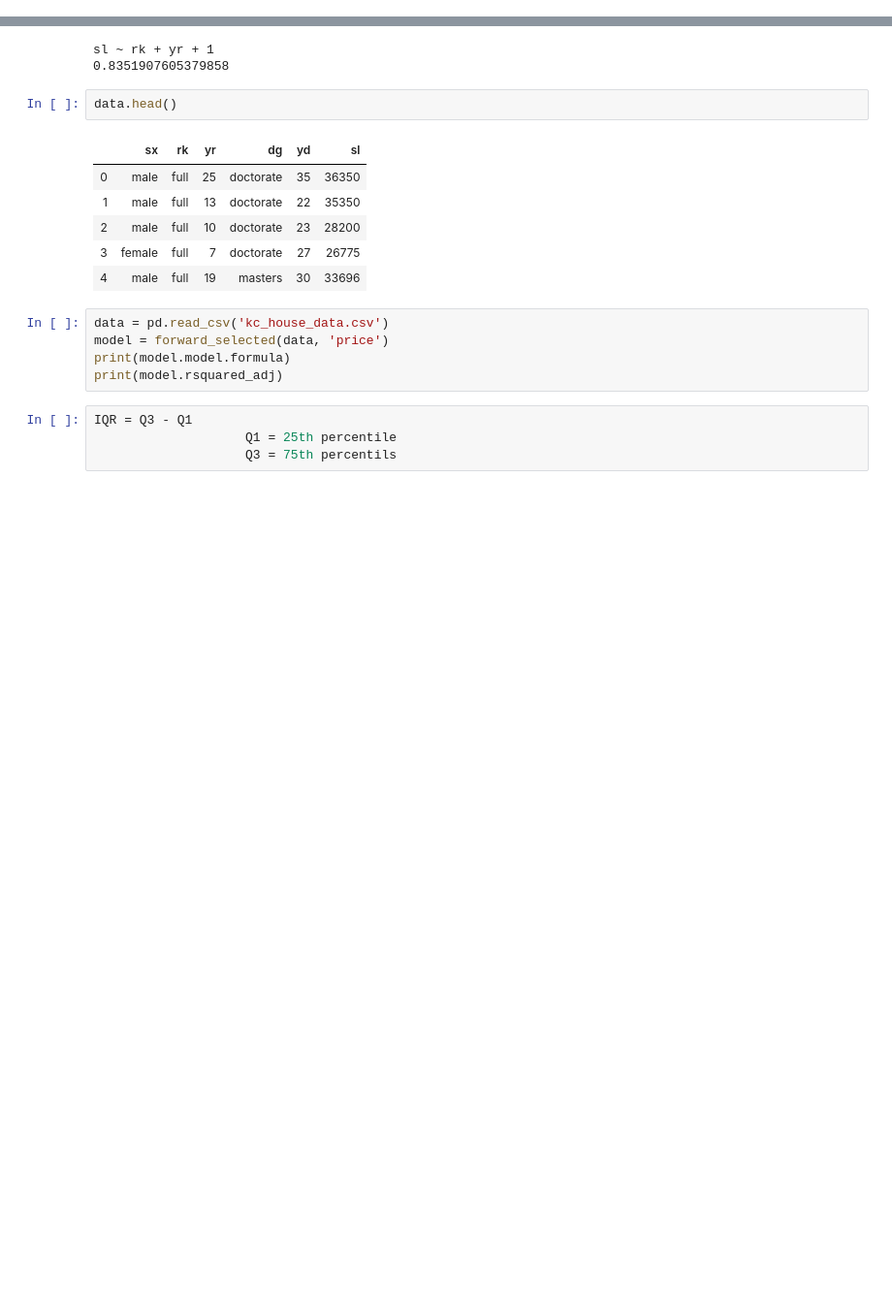
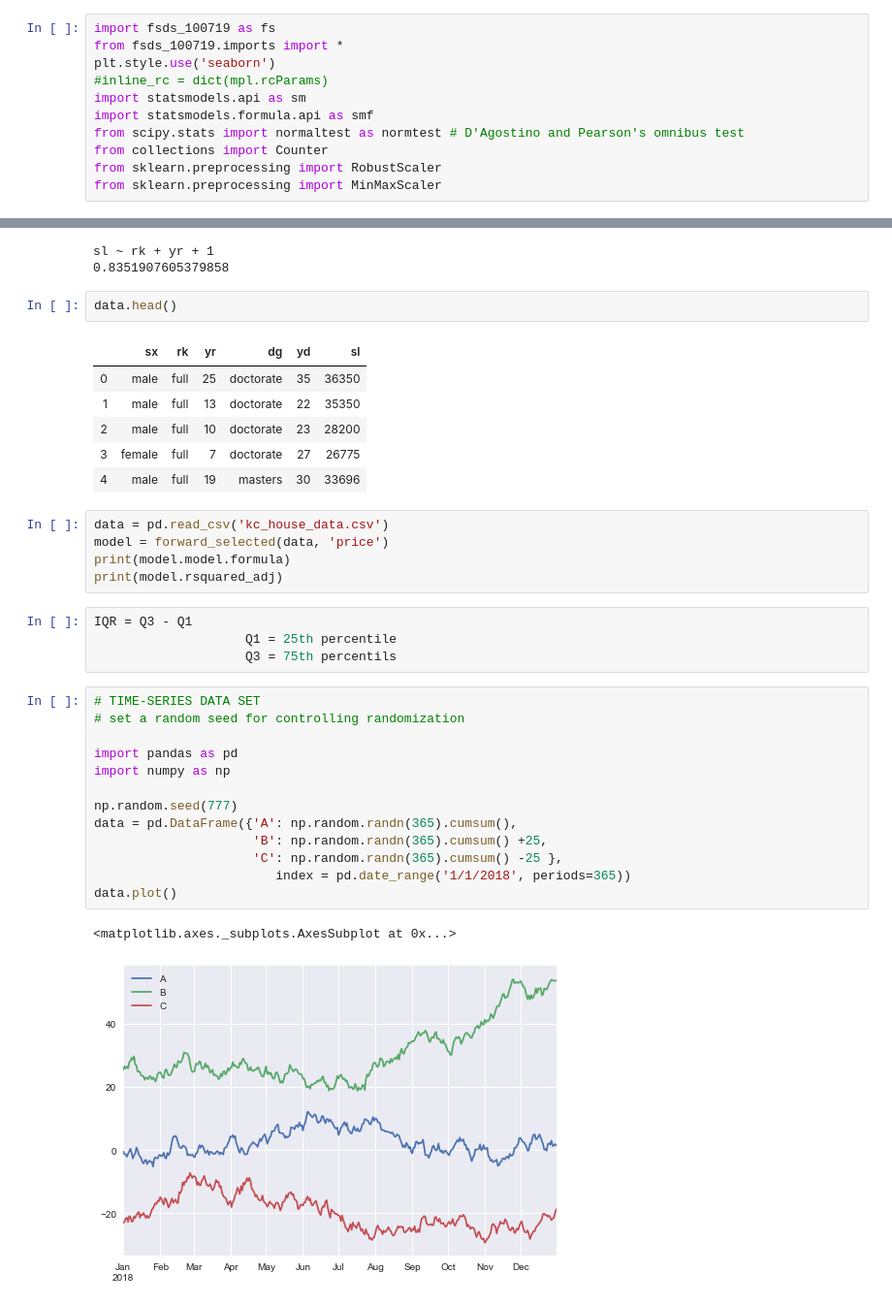
Before and after one commit to alphasentaurii/predicting-home-values-with-multiple-linear-regression, a Jupyter notebook: functions.ipynb, the cells around one changed output, grey strips where cells are left out. Shown at 97% size. Saved outputs shown, nothing was run; the diff lists cells and outputs as text; blank space fills up the shorter version.

```diff
--- a/functions.ipynb
+++ b/functions.ipynb
@@ -7,3 +7,14 @@
    * def plot_hist_scat(df,target,stats):
    * def plot_hist_scat_sns(df,target,stats):
    * def detect_outliers(df,n,features): (using IQRs)
+# %%
+import fsds_100719 as fs
+from fsds_100719.imports import *
+plt.style.use('seaborn')
+#inline_rc = dict(mpl.rcParams)
+import statsmodels.api as sm
+import statsmodels.formula.api as smf
+from scipy.stats import normaltest as normtest # D'Agostino and Pearson's omnibus test
+from collections import Counter
+from sklearn.preprocessing import RobustScaler
+from sklearn.preprocessing import MinMaxScaler
@@ -496,3 +667,19 @@ print(model.rsquared_adj)
 IQR = Q3 - Q1
                     Q1 = 25th percentile
                     Q3 = 75th percentils
+# %%
+# TIME-SERIES DATA SET
+# set a random seed for controlling randomization
+
+import pandas as pd
+import numpy as np
+
+np.random.seed(777)
+data = pd.DataFrame({'A': np.random.randn(365).cumsum(),
+                     'B': np.random.randn(365).cumsum() +25,
+                     'C': np.random.randn(365).cumsum() -25 },
+                        index = pd.date_range('1/1/2018', periods=365))
+data.plot()
+# %% [output]
+<matplotlib.axes._subplots.AxesSubplot at 0x...>
+[figure, added]
```
Also changed, not shown: parts of 27 cells of this notebook, 3 other files.
